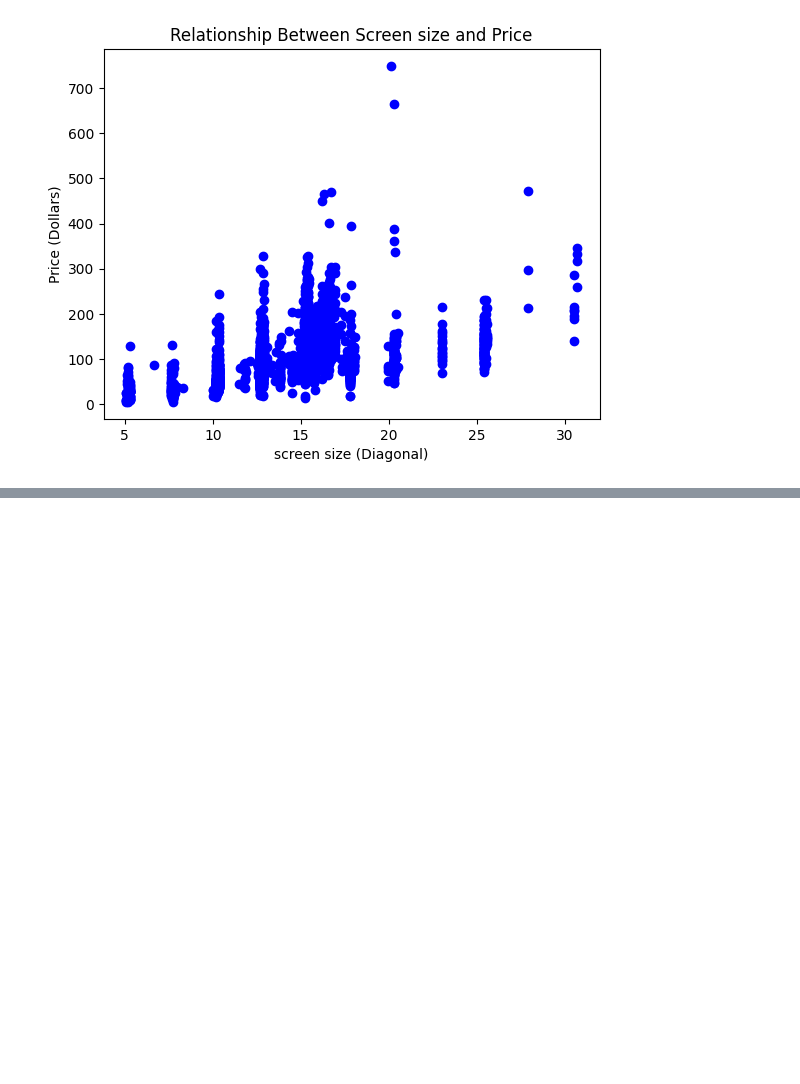
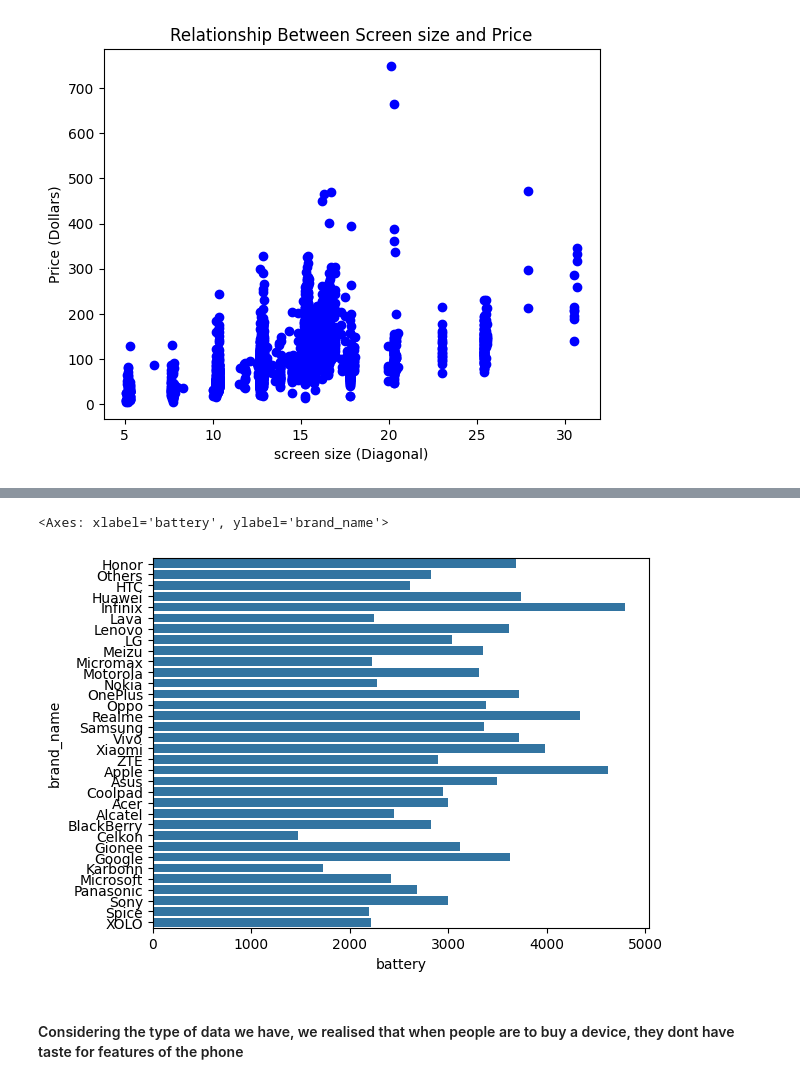
Before and after one commit to bramoo660/data_analytics_python, a Jupyter notebook: used_device_data.ipynb, the cells around one changed output, grey strips where cells are left out. Drawn from its saved outputs; the diff is of its cells as text; code cells hidden in the pictures; blank space fills up the shorter version.

```diff
--- a/used_device_data.ipynb
+++ b/used_device_data.ipynb
@@ -470,0 +467,8 @@ plt.show()
+# %%
+
+# data_df = data_df.drop(['os', 'int_memory', 'days_used'], axis = 1)
+# data_df.head(5)
+
+cat = ['brand_name', 'int_memory', 'battery', 'ram', 'used_price']
+z = device_data[cat]
+z
@@ -470,0 +489,7 @@ plt.show()
+# %%
+sns.barplot( data = z , y='brand_name', x='battery', errorbar=None)# hue = 'used_price')
+# %% [output]
+<Axes: xlabel='battery', ylabel='brand_name'>
+[figure, added]
+# %% [markdown]
+#### Considering the type of data we have, we realised that when people are to buy a device, they dont have taste for features of the phone
```
Also changed, not shown: parts of 15 cells of this notebook, 8 other files.
